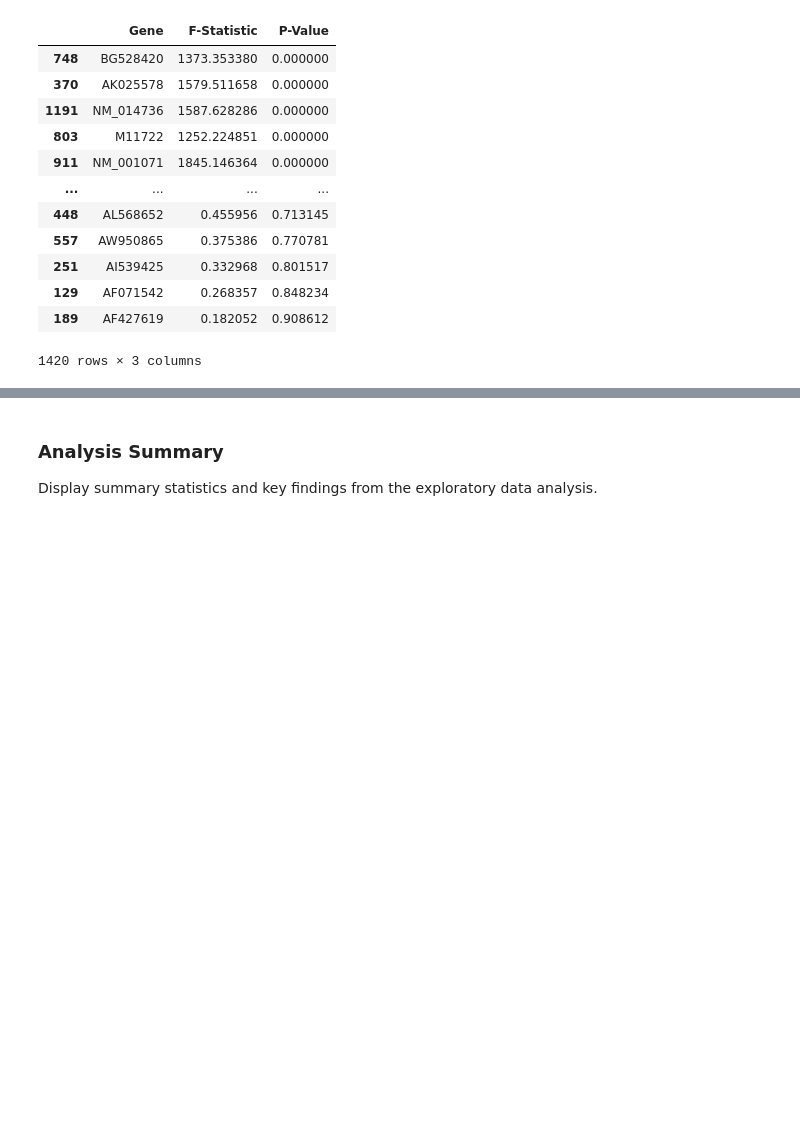
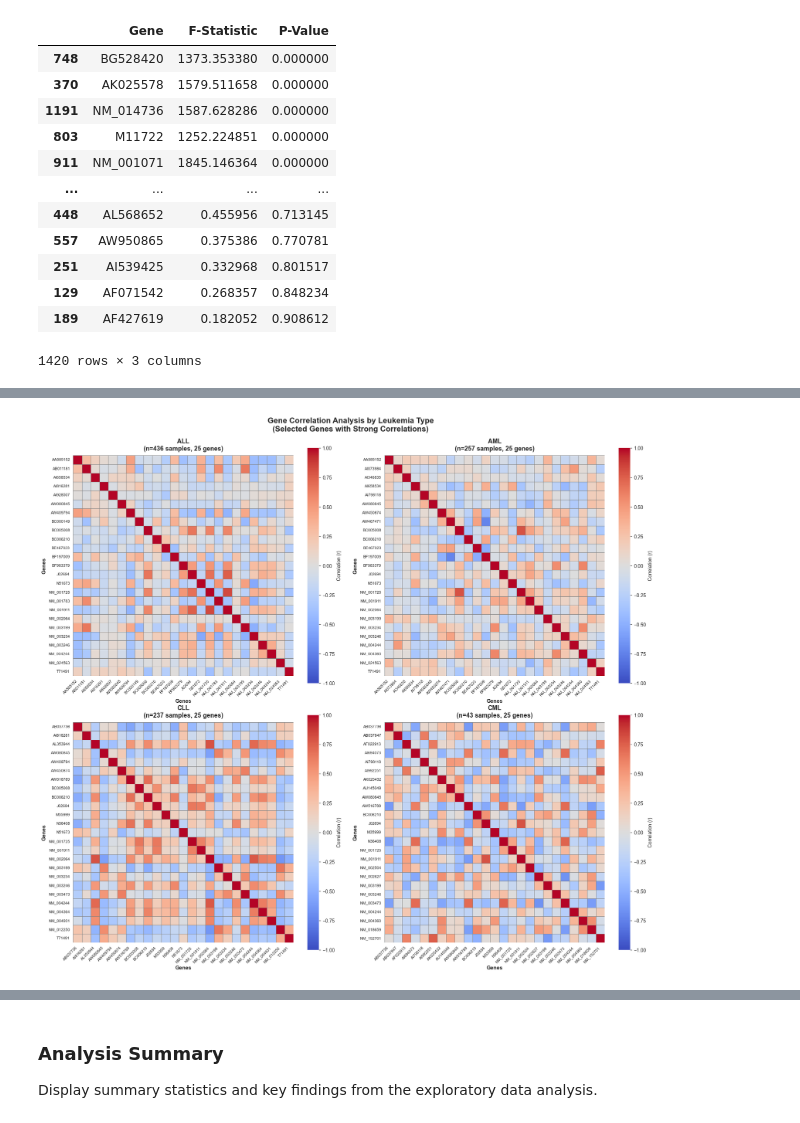
Before and after one commit to nguyuling/Group-11, a Jupyter notebook: Leukemia_Dianosis.ipynb, the cells around one changed output, grey strips where cells are left out. Cells and saved outputs as stored; diff of their text form; code cells hidden in the pictures; blank space fills up the shorter version.

Commit message:
update correlation heatmaps

```diff
--- a/Leukemia_Dianosis.ipynb
+++ b/Leukemia_Dianosis.ipynb
@@ -530,15 +523,0 @@ Correlation matrix shape: (1420, 1420)
-# %%
-# get gene pairs and their correlations
-corr_pairs = []
-for i in range(len(correlation_matrix.columns)):
-    for j in range(i+1, len(correlation_matrix.columns)):
-        corr_pairs.append({
-            'Gene1': correlation_matrix.columns[i],
-            'Gene2': correlation_matrix.columns[j],
-            'Correlation': correlation_matrix.iloc[i, j]
-        })
-
-corr_pairs_df = pd.DataFrame(corr_pairs).sort_values('Correlation', ascending=False)
-
-print("Top 5 gene pairs with highest and lowest correlation:")
-corr_pairs_df
@@ -569,0 +524,58 @@ plt.show()
+# %%
+correlation_threshold = 0.7  # Select correlations with |r| >= 0.7
+leukemia_types_list = ['ALL', 'AML', 'CLL', 'CML']
+correlation_data = {}
+selected_genes_by_type = {}
+
+for ltype in leukemia_types_list:
+    type_mask = combined_df['Leukemia_Type'] == ltype
+    type_data = gene_expression[type_mask]
+
+    # calc correlation matrix
+    corr_matrix = type_data.corr()
+    correlation_data[ltype] = corr_matrix
+
+    # find genes with strong correlations (absolute value >= threshold)
+    strong_corr_mask = (corr_matrix.abs() >= correlation_threshold) & (corr_matrix != 1.0)
+    strong_genes = set()
+    for i in range(len(corr_matrix.columns)):
+        for j in range(i+1, len(corr_matrix.columns)):
+            if strong_corr_mask.iloc[i, j]:
+                strong_genes.add(corr_matrix.columns[i])
+                strong_genes.add(corr_matrix.columns[j])
+
+    selected_genes_by_type[ltype] = list(strong_genes)[:25]  # limit to 30 genes for clarity
+
+# 2x2 subplot for heatmaps
+fig, axes = plt.subplots(2, 2, figsize=(18, 16))
+fig.suptitle('Gene Correlation Analysis by Leukemia Type\n(Selected Genes with Strong Correlations)',
+             fontsize=16, fontweight='bold', y=0.995)
+
+positions = [(0, 0), (0, 1), (1, 0), (1, 1)]
+for idx, (ltype, pos) in enumerate(zip(leukemia_types_list, positions)):
+    ax = axes[pos]
+    selected_genes = sorted(selected_genes_by_type[ltype])
+    corr_matrix_subset = correlation_data[ltype].loc[selected_genes, selected_genes]
+    sns.heatmap(corr_matrix_subset,
+                ax=ax,
+                cmap='coolwarm',
+                center=0,
+                vmin=-1, vmax=1,
+                cbar_kws={'label': 'Correlation (r)'},
+                square=True,
+                linewidths=0.5,
+                linecolor='gray',
+                xticklabels=True,
+                yticklabels=True)
+
+    ax.set_title(f'{ltype}\n(n={np.sum(combined_df["Leukemia_Type"] == ltype)} samples, {len(selected_genes)} genes)',
+                fontsize=13, fontweight='bold', pad=10)
+    ax.set_xlabel('Genes', fontsize=11, fontweight='bold')
+    ax.set_ylabel('Genes', fontsize=11, fontweight='bold')
+    ax.set_xticklabels(ax.get_xticklabels(), rotation=45, ha='right', fontsize=8)
+    ax.set_yticklabels(ax.get_yticklabels(), rotation=0, fontsize=8)
+
+plt.tight_layout()
+plt.show()
+# %% [output]
+[figure, added]
```
Also changed, not shown: parts of 5 cells of this notebook.
